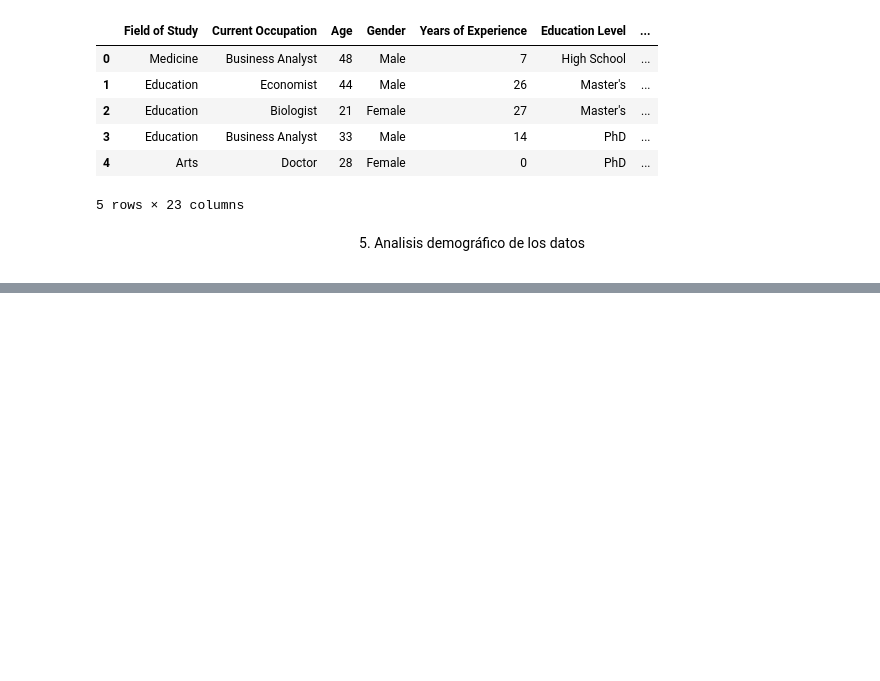
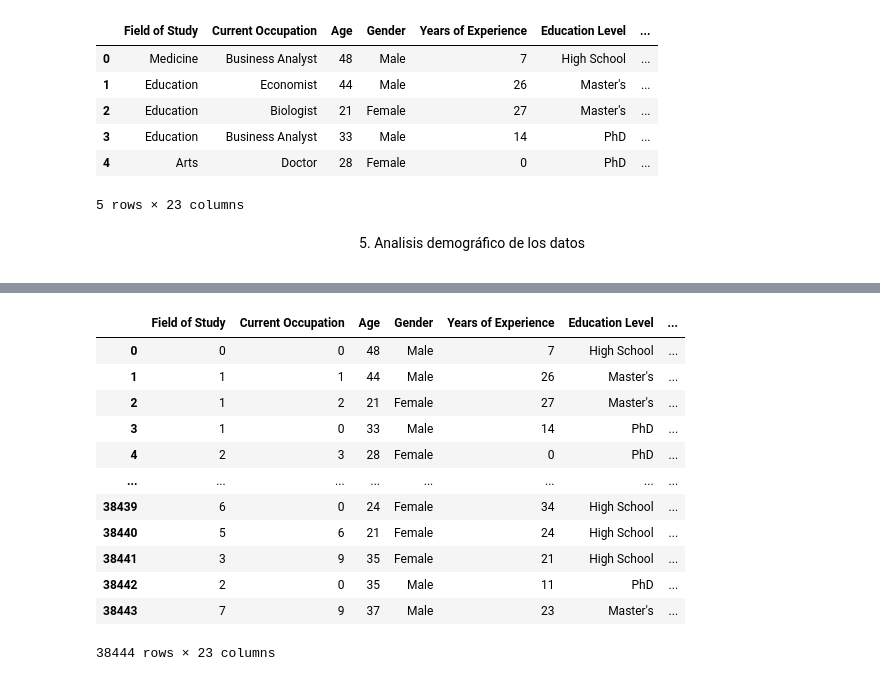
Before and after one commit to JD277/Field-vs-occupation, a Jupyter notebook: EDA.ipynb, the cells around one changed output, grey strips where cells are left out. Cells and saved outputs as stored; diff of their text form; code cells hidden in the pictures; blank space fills up the shorter version.

Commit message:
Analisis de la primera column a completado

```diff
--- a/EDA.ipynb
+++ b/EDA.ipynb
@@ -187,0 +470,30 @@ Name: Age, dtype: float64
+# %%
+ocuppation = {
+    'Business Analyst': 0,
+    'Economist':1,
+    'Biologist':2,
+    'Doctor':3,
+    'Lawyer':4,
+    'Software Developer':5,
+    'Artist':6,
+    'Psychologist':7,
+    'Teacher':8,
+    'Mechanical Engineer': 9
+}
+
+dataset['Current Occupation'] = dataset['Current Occupation'].map(ocuppation)
+dataset
+# %% [output]
+|  | Field of Study | Current Occupation | Age | Gender | Years of Experience | Education Level | ... |
+| 0 | 0 | 0 | 48 | Male | 7 | High School | ... |
+| 1 | 1 | 1 | 44 | Male | 26 | Master's | ... |
+| 2 | 1 | 2 | 21 | Female | 27 | Master's | ... |
+| 3 | 1 | 0 | 33 | Male | 14 | PhD | ... |
+| 4 | 2 | 3 | 28 | Female | 0 | PhD | ... |
+| ... | ... | ... | ... | ... | ... | ... | ... |
+| 38439 | 6 | 0 | 24 | Female | 34 | High School | ... |
+| 38440 | 5 | 6 | 21 | Female | 24 | High School | ... |
+| 38441 | 3 | 9 | 35 | Female | 21 | High School | ... |
+| 38442 | 2 | 0 | 35 | Male | 11 | PhD | ... |
+| 38443 | 7 | 9 | 37 | Male | 23 | Master's | ... |
+38444 rows × 23 columns
```
Also changed, not shown: parts of 14 cells of this notebook.
